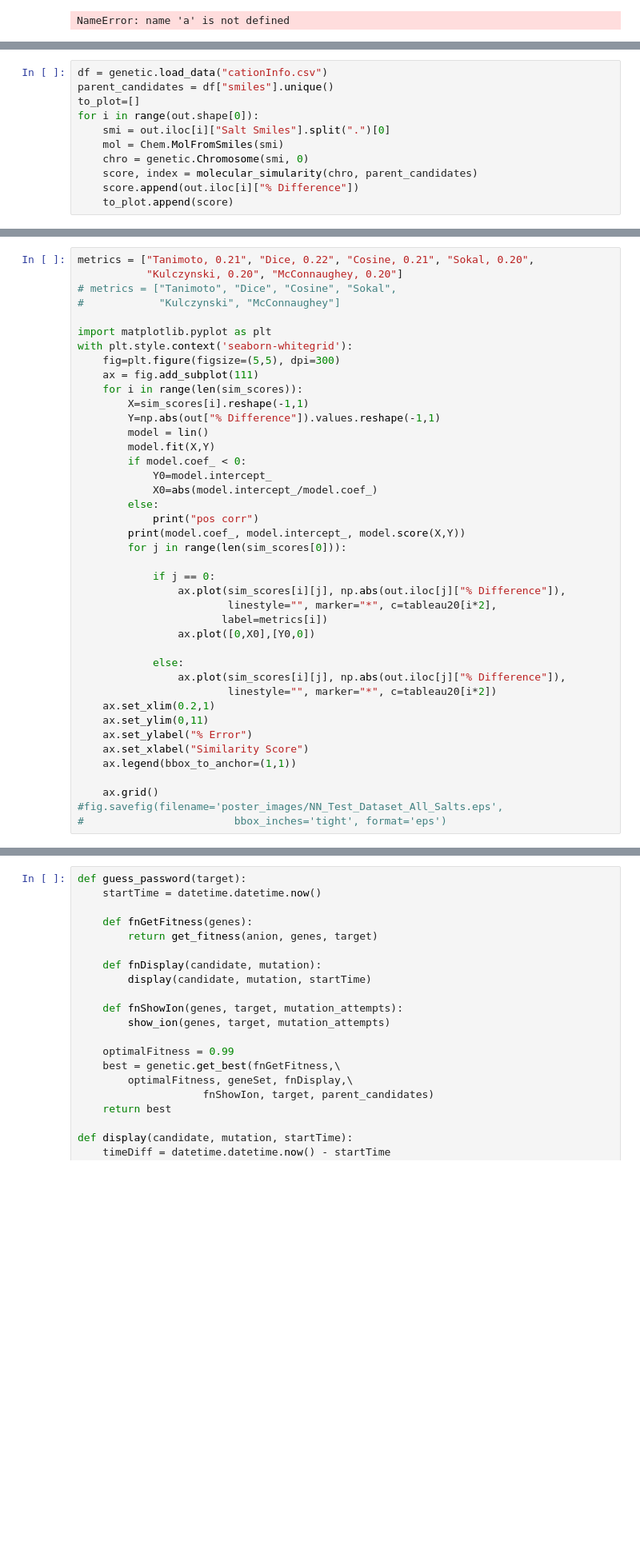
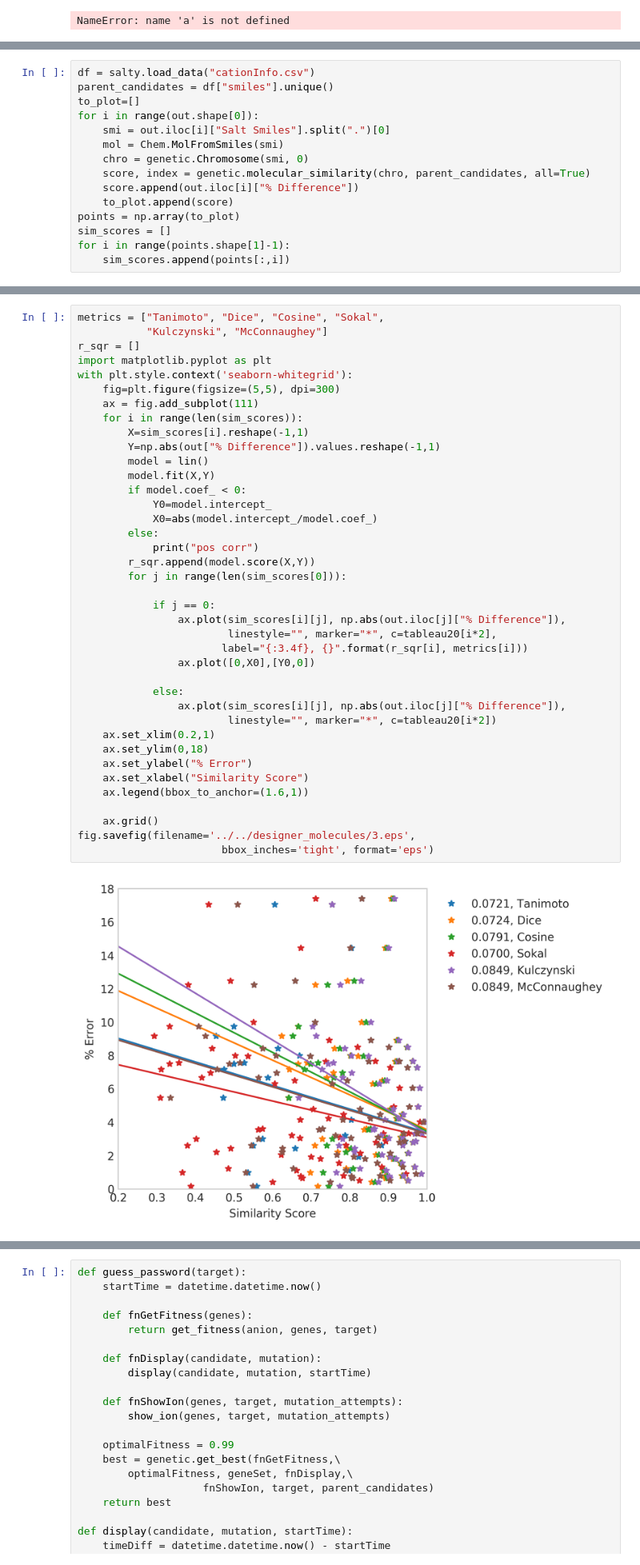
Before and after one commit to wesleybeckner/gains, a Jupyter notebook: scripts/gains_prototype.ipynb, the cells around one changed output, grey strips where cells are left out. Shown at 80% size. Drawn from its saved outputs; the diff is of its cells as text; blank space fills up the shorter version.

```diff
--- a/scripts/gains_prototype.ipynb
+++ b/scripts/gains_prototype.ipynb
@@ -193,11 +261,15 @@ with plt.style.context('seaborn-whitegrid'):
 # %%
-df = genetic.load_data("cationInfo.csv")
+df = salty.load_data("cationInfo.csv")
 parent_candidates = df["smiles"].unique()
 to_plot=[]
 for i in range(out.shape[0]):
     smi = out.iloc[i]["Salt Smiles"].split(".")[0]
     mol = Chem.MolFromSmiles(smi)
     chro = genetic.Chromosome(smi, 0)
-    score, index = molecular_simularity(chro, parent_candidates)
+    score, index = genetic.molecular_similarity(chro, parent_candidates, all=True)
     score.append(out.iloc[i]["% Difference"])
     to_plot.append(score)
+points = np.array(to_plot)
+sim_scores = []
+for i in range(points.shape[1]-1):
+    sim_scores.append(points[:,i])
@@ -209,41 +276,41 @@ for i in range(points.shape[1]-1):
 # %%
-metrics = ["Tanimoto, 0.21", "Dice, 0.22", "Cosine, 0.21", "Sokal, 0.20",
-           "Kulczynski, 0.20", "McConnaughey, 0.20"]
-# metrics = ["Tanimoto", "Dice", "Cosine", "Sokal",
-#            "Kulczynski", "McConnaughey"]
-
+metrics = ["Tanimoto", "Dice", "Cosine", "Sokal",
+           "Kulczynski", "McConnaughey"]
+r_sqr = []
 import matplotlib.pyplot as plt
 with plt.style.context('seaborn-whitegrid'):
     fig=plt.figure(figsize=(5,5), dpi=300)
     ax = fig.add_subplot(111)
     for i in range(len(sim_scores)):
         X=sim_scores[i].reshape(-1,1)
         Y=np.abs(out["% Difference"]).values.reshape(-1,1)
         model = lin()
         model.fit(X,Y)
         if model.coef_ < 0:
             Y0=model.intercept_
             X0=abs(model.intercept_/model.coef_)
         else:
             print("pos corr")
-        print(model.coef_, model.intercept_, model.score(X,Y))
+        r_sqr.append(model.score(X,Y))
         for j in range(len(sim_scores[0])):
 
             if j == 0:
                 ax.plot(sim_scores[i][j], np.abs(out.iloc[j]["% Difference"]),
                         linestyle="", marker="*", c=tableau20[i*2],
-                       label=metrics[i])
+                       label="{:3.4f}, {}".format(r_sqr[i], metrics[i]))
                 ax.plot([0,X0],[Y0,0])
 
             else:
                 ax.plot(sim_scores[i][j], np.abs(out.iloc[j]["% Difference"]),
                         linestyle="", marker="*", c=tableau20[i*2])
     ax.set_xlim(0.2,1)
-    ax.set_ylim(0,11)
+    ax.set_ylim(0,18)
     ax.set_ylabel("% Error")
     ax.set_xlabel("Similarity Score")
-    ax.legend(bbox_to_anchor=(1,1))
+    ax.legend(bbox_to_anchor=(1.6,1))
 
     ax.grid()
-#fig.savefig(filename='poster_images/NN_Test_Dataset_All_Salts.eps',
-#                        bbox_inches='tight', format='eps')
+fig.savefig(filename='../../designer_molecules/3.eps',
+                       bbox_inches='tight', format='eps')
+# %% [output]
+[figure, added]
```
Also changed, not shown: parts of 18 cells of this notebook, 10 other files.
